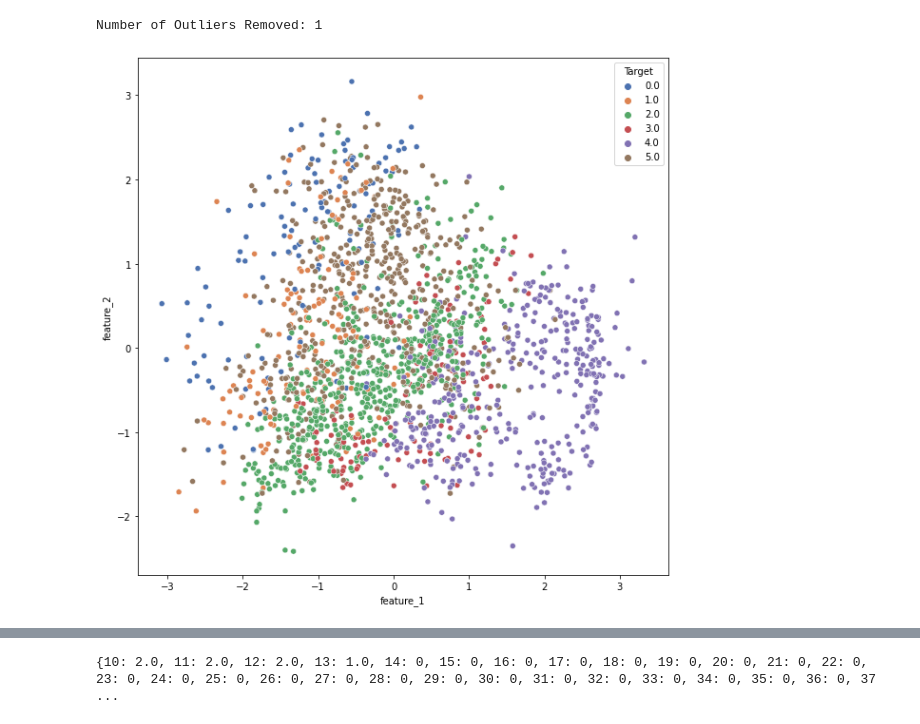
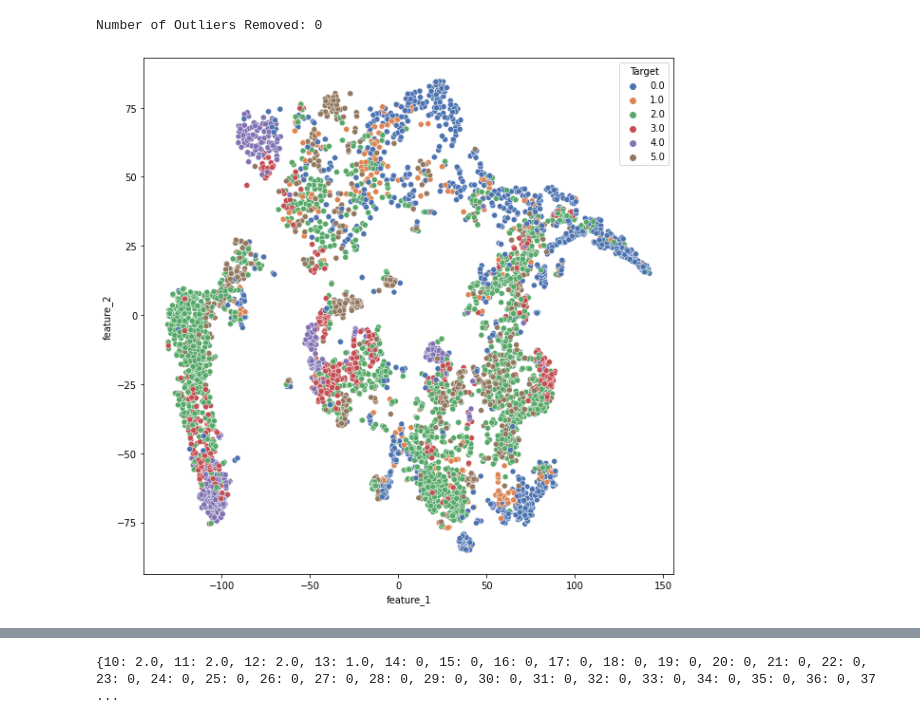
Before and after one commit to brycegsmith/psg_project, a Jupyter notebook: main2.ipynb, the cells around one changed output, grey strips where cells are left out. Saved outputs shown, nothing was run; the diff lists cells and outputs as text; code cells hidden in the pictures.

```diff
--- a/main2.ipynb
+++ b/main2.ipynb
@@ -89,8 +89,9 @@ for i in training_set_2:
     final.to_csv(i+'.csv')
     print(i+" successfully exported!")
 # %%
-#allData = ['nfle10', 'nfle11', 'nfle12', 'nfle13', 'nfle14', 'nfle15','plm10', 'plm1', 'plm2', 'plm3', 'plm5', 'plm6','rbd10', 'rbd11', 'rbd12', 'rbd13', 'rbd16', 'rbd17', 'ins2', 'ins6', 'n11', 'n2']
-allData = ["n11", "n2"]
+allData = ['nfle10', 'nfle11', 'nfle12', 'nfle13', 'nfle14', 'nfle15','plm10', 'plm1', 'plm2', 'plm3', 'plm5', 'plm6','rbd10', 'rbd11', 'rbd12', 'rbd13', 'rbd16', 'rbd17', 'ins2', 'ins6', 'n11', 'n2']
+#allData = ['rbd10', 'rbd11', 'rbd12', 'rbd13', 'rbd16', 'rbd17']
+#allData = ["n11", "n2", "ins2", "ins6"]
 firstNumericCol = 6 # Includes age
 filepath = ''
 final = pd.DataFrame()
@@ -157,14 +158,15 @@ LOF = neighbors.LocalOutlierFactor(n_neighbors = 20)
 LOF.fit_predict(final.iloc[:, firstNumericCol:])
 lof_factors = LOF.negative_outlier_factor_
 final['lof'] = lof_factors
+#outlierCutoff = -1000
+quartiles = final['lof'].abs().quantile([0.25, 0.75])
+#print(quartiles)
+interQuartileRange = quartiles[0.75] - quartiles[0.25]
+#outlierCutoff = -1 * (quartiles[0.75] + 1.5 * interQuartileRange)
 outlierCutoff = -1000
 outliers = final[final['lof'] <= outlierCutoff]
 final = final[final['lof'] > outlierCutoff]
 display(outliers)
-#quartiles = final['lof'].abs().quantile([0.25, 0.75])
-#print(quartiles)
-#interQuartileRange = quartiles[0.75] - quartiles[0.25]
-#outlierCutoff = quartiles[0.75] + 1.5 * interQuartileRange
 #print(outlierCutoff)
 #pd.DataFrame(lof_factors).to_csv('lof.csv')
 
@@ -414,13 +416,13 @@ print(target_columnscore)
 # %%
 # Function for running PCA or TSNE
-def dimReduction(dataToReduce, type = "PCA", n_components = 2):
+def dimReduction(dataToReduce, type = "PCA", n_components = 2, perplexity = 30, n_iters = 1000):
     data = dataToReduce.iloc[:,8:].to_numpy()
     target = dataToReduce.loc[:, "sleep_stage"].to_numpy()
     if type == "PCA":
         model = PCA(n_components = n_components)
         data_reduced = model.fit_transform(data)
     elif type == "TSNE":
-        model = TSNE(n_components = n_components)
+        model = TSNE(n_components = n_components, perplexity = perplexity, n_iter = n_iters)
         data_reduced = model.fit_transform(data)
 
     return data_reduced, target
@@ -515,8 +526,9 @@ def plot_dimReduction(dataToPlot, label, label_meaning = "target", scaleFactors
 # %%
 # Perform PCA or TSNE and plot results
 n_components = 2 # Set this param here. It's used in the DBSCAN function
-data_reduced, target = dimReduction(top_10_data, type = "PCA", n_components = n_components)
+data_reduced, target = dimReduction(top_10_data, type = "TSNE", n_components = n_components, n_iters = 5000, perplexity = 40)
+#data_reduced, target = dimReduction(top_10_data, type = "PCA", n_components = n_components)
 plot_dimReduction(data_reduced, target, label_meaning = "Target", scaleFactors = [1, 1, 1])
 # %% [output]
-Number of Outliers Removed: 1
+Number of Outliers Removed: 0
-[figure, old version]
+[figure, new version]
```
Also changed, not shown: parts of 9 cells of this notebook.
